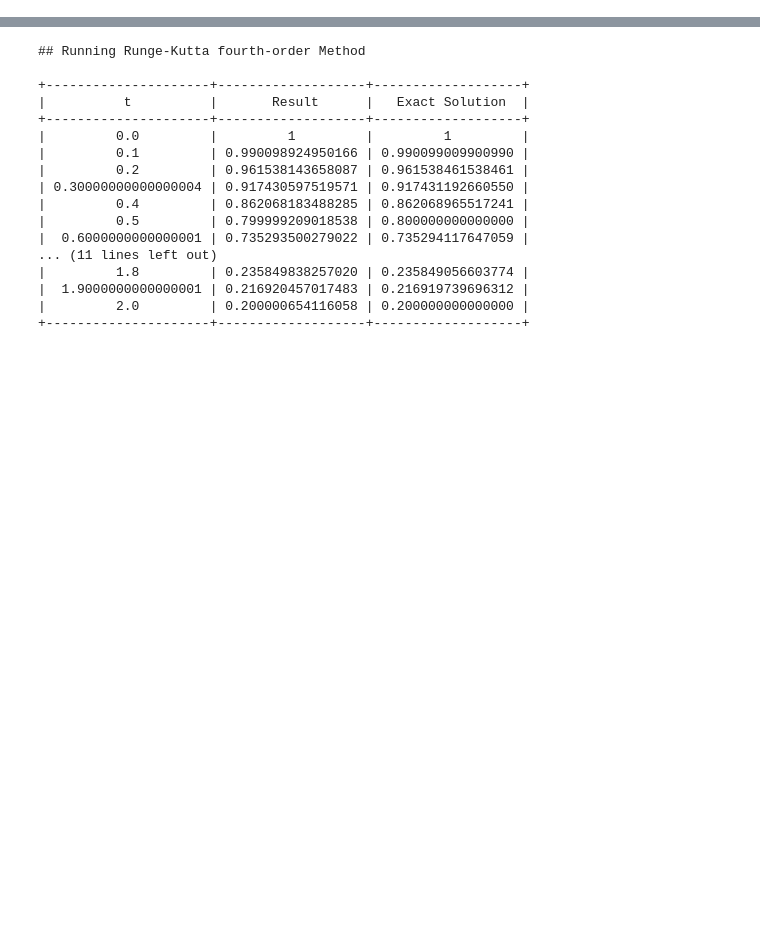
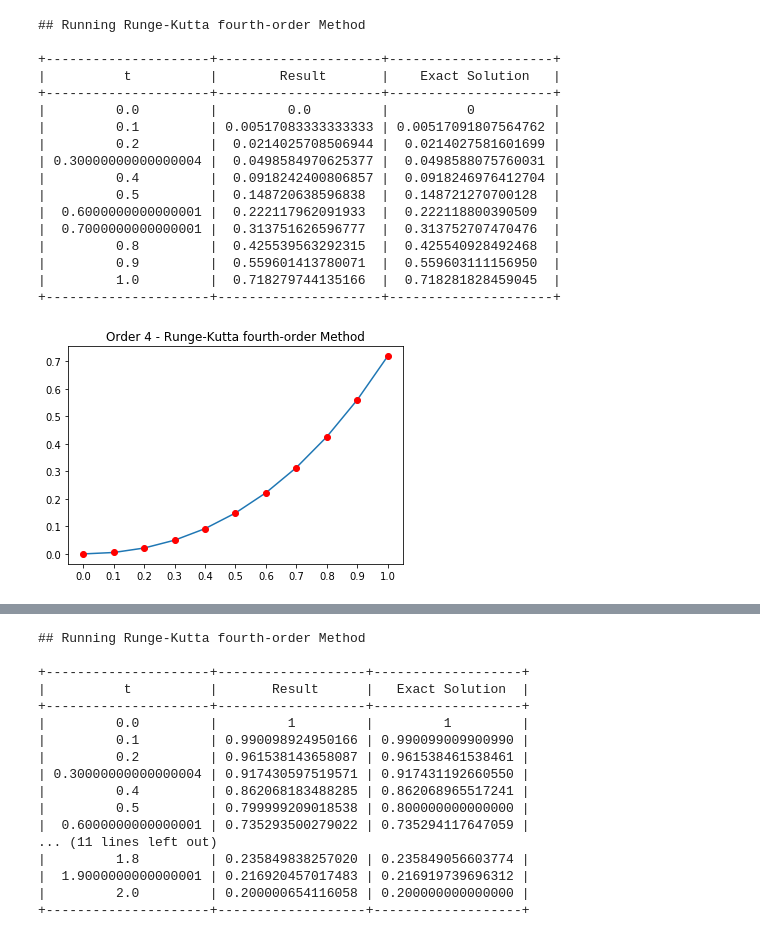
Before and after one commit to johndpope/COC473-computationalAlgebra, a Jupyter notebook: Assignment_3.ipynb, the cells around one changed output, grey strips where cells are left out. Cells and saved outputs as stored; diff of their text form; code cells hidden in the pictures; blank space fills up the shorter version.

```diff
--- a/Assignment_3.ipynb
+++ b/Assignment_3.ipynb
@@ -227,0 +360,21 @@ Exercício 1:
+# %%
+integrateMethod(sampleFunction1, deltaT, X0, maximumT, 4, exactSolution)
+# %% [output]
+## Running Runge-Kutta fourth-order Method
+
++---------------------+---------------------+---------------------+
+|          t          |        Result       |    Exact Solution   |
++---------------------+---------------------+---------------------+
+|         0.0         |         0.0         |          0          |
+|         0.1         | 0.00517083333333333 | 0.00517091807564762 |
+|         0.2         |  0.0214025708506944 |  0.0214027581601699 |
+| 0.30000000000000004 |  0.0498584970625377 |  0.0498588075760031 |
+|         0.4         |  0.0918242400806857 |  0.0918246976412704 |
+|         0.5         |  0.148720638596838  |  0.148721270700128  |
+|  0.6000000000000001 |  0.222117962091933  |  0.222118800390509  |
+|  0.7000000000000001 |  0.313751626596777  |  0.313752707470476  |
+|         0.8         |  0.425539563292315  |  0.425540928492468  |
+|         0.9         |  0.559601413780071  |  0.559603111156950  |
+|         1.0         |  0.718279744135166  |  0.718281828459045  |
++---------------------+---------------------+---------------------+
+[figure, added]
```
Also changed, not shown: parts of 27 cells of this notebook, 1 other file.
